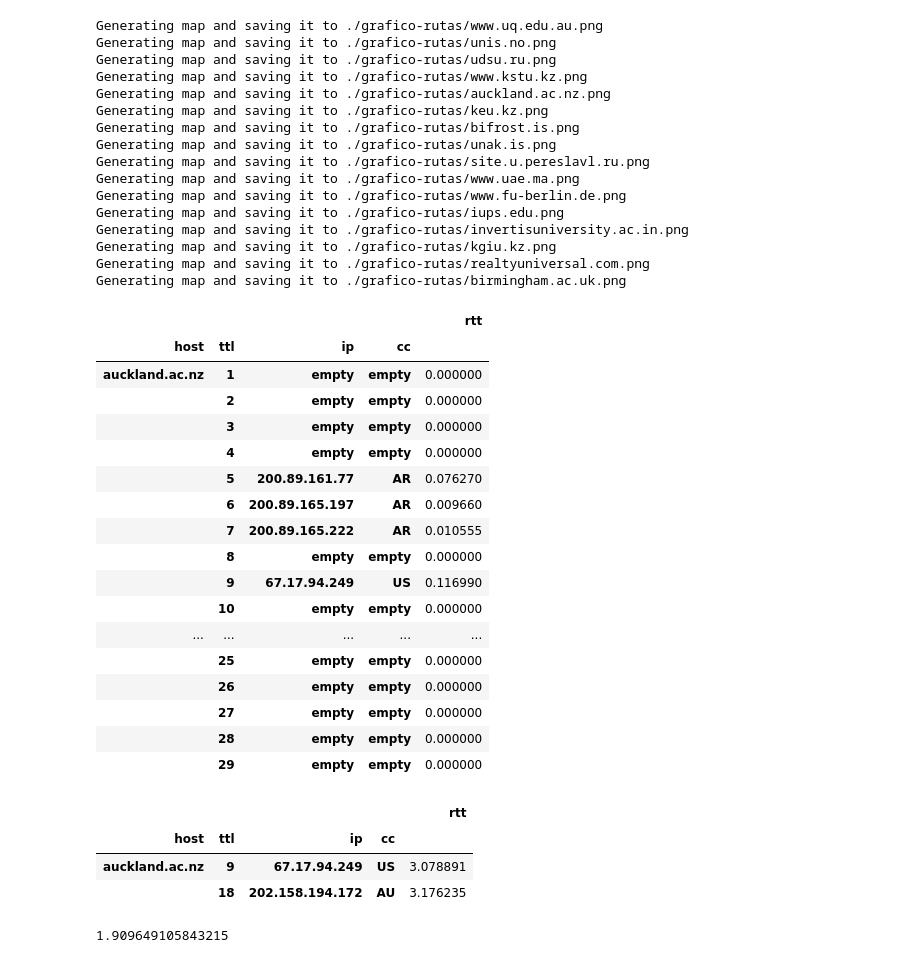
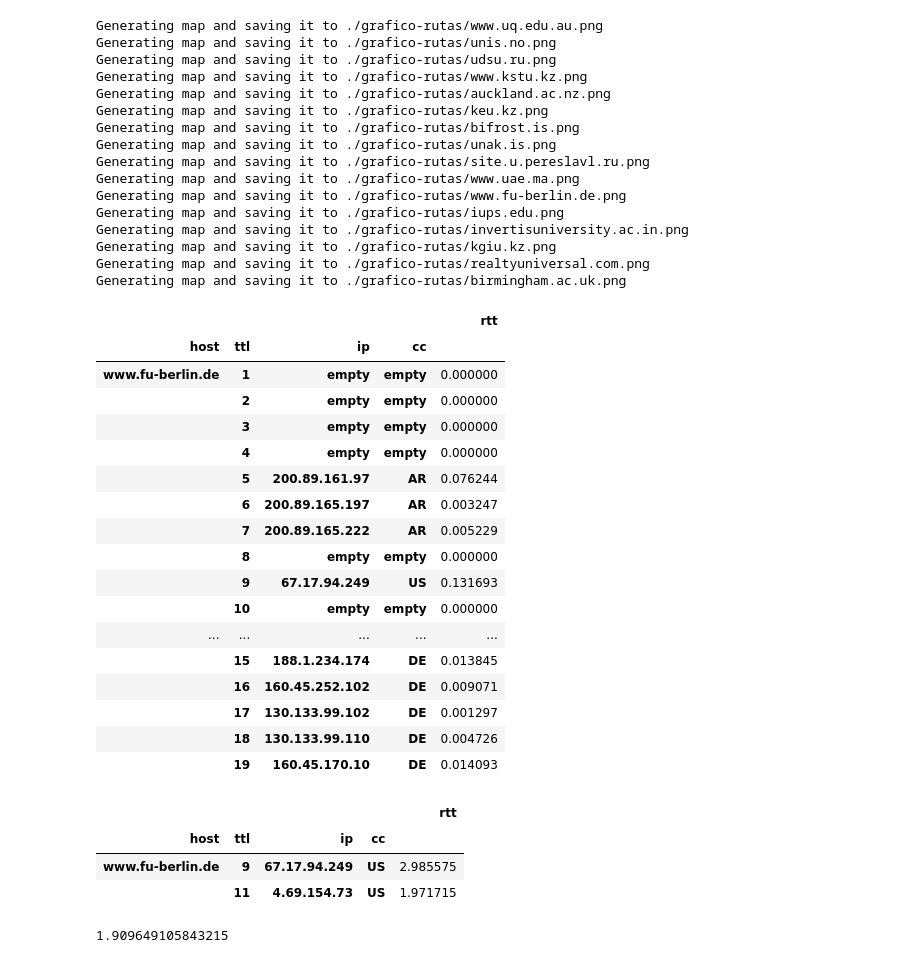
Before and after one commit to calasius/redes, a Jupyter notebook: tp2/calculate_route_outliers.ipynb, the cells around one changed output. Saved outputs shown, nothing was run; the diff lists cells and outputs as text; code cells hidden in the pictures.

```diff
--- a/tp2/calculate_route_outliers.ipynb
+++ b/tp2/calculate_route_outliers.ipynb
@@ -283,34 +283,34 @@ Generating map and saving it to ./grafico-rutas/invertisuniversity.ac.in.png
 Generating map and saving it to ./grafico-rutas/kgiu.kz.png
 Generating map and saving it to ./grafico-rutas/realtyuniversal.com.png
 Generating map and saving it to ./grafico-rutas/birmingham.ac.uk.png
-# %%
-rtt_df_map['auckland.ac.nz']
-# %% [output]
-|  |  |  |  | rtt |
-| host | ttl | ip | cc |  |
-| auckland.ac.nz | 1 | empty | empty | 0.000000 |
-|  | 2 | empty | empty | 0.000000 |
-|  | 3 | empty | empty | 0.000000 |
-|  | 4 | empty | empty | 0.000000 |
-|  | 5 | 200.89.161.77 | AR | 0.076270 |
-|  | 6 | 200.89.165.197 | AR | 0.009660 |
-|  | 7 | 200.89.165.222 | AR | 0.010555 |
-|  | 8 | empty | empty | 0.000000 |
-|  | 9 | 67.17.94.249 | US | 0.116990 |
-|  | 10 | empty | empty | 0.000000 |
-| ... | ... | ... | ... | ... |
-|  | 25 | empty | empty | 0.000000 |
-|  | 26 | empty | empty | 0.000000 |
-|  | 27 | empty | empty | 0.000000 |
-|  | 28 | empty | empty | 0.000000 |
-|  | 29 | empty | empty | 0.000000 |
-# %%
-outliers_df_map['auckland.ac.nz']
-# %% [output]
-|  |  |  |  | rtt |
-| host | ttl | ip | cc |  |
-| auckland.ac.nz | 9 | 67.17.94.249 | US | 3.078891 |
-|  | 18 | 202.158.194.172 | AU | 3.176235 |
+# %%
+rtt_df_map['www.fu-berlin.de']
+# %% [output]
+|  |  |  |  | rtt |
+| host | ttl | ip | cc |  |
+| www.fu-berlin.de | 1 | empty | empty | 0.000000 |
+|  | 2 | empty | empty | 0.000000 |
+|  | 3 | empty | empty | 0.000000 |
+|  | 4 | empty | empty | 0.000000 |
+|  | 5 | 200.89.161.97 | AR | 0.076244 |
+|  | 6 | 200.89.165.197 | AR | 0.003247 |
+|  | 7 | 200.89.165.222 | AR | 0.005229 |
+|  | 8 | empty | empty | 0.000000 |
+|  | 9 | 67.17.94.249 | US | 0.131693 |
+|  | 10 | empty | empty | 0.000000 |
+| ... | ... | ... | ... | ... |
+|  | 15 | 188.1.234.174 | DE | 0.013845 |
+|  | 16 | 160.45.252.102 | DE | 0.009071 |
+|  | 17 | 130.133.99.102 | DE | 0.001297 |
+|  | 18 | 130.133.99.110 | DE | 0.004726 |
+|  | 19 | 160.45.170.10 | DE | 0.014093 |
+# %%
+outliers_df_map['www.fu-berlin.de']
+# %% [output]
+|  |  |  |  | rtt |
+| host | ttl | ip | cc |  |
+| www.fu-berlin.de | 9 | 67.17.94.249 | US | 2.985575 |
+|  | 11 | 4.69.154.73 | US | 1.971715 |
 # %%
 thompson_value_map['auckland.ac.nz']
 # %% [output]
```
Also changed, not shown: parts of 2 cells of this notebook, 1 other file.
